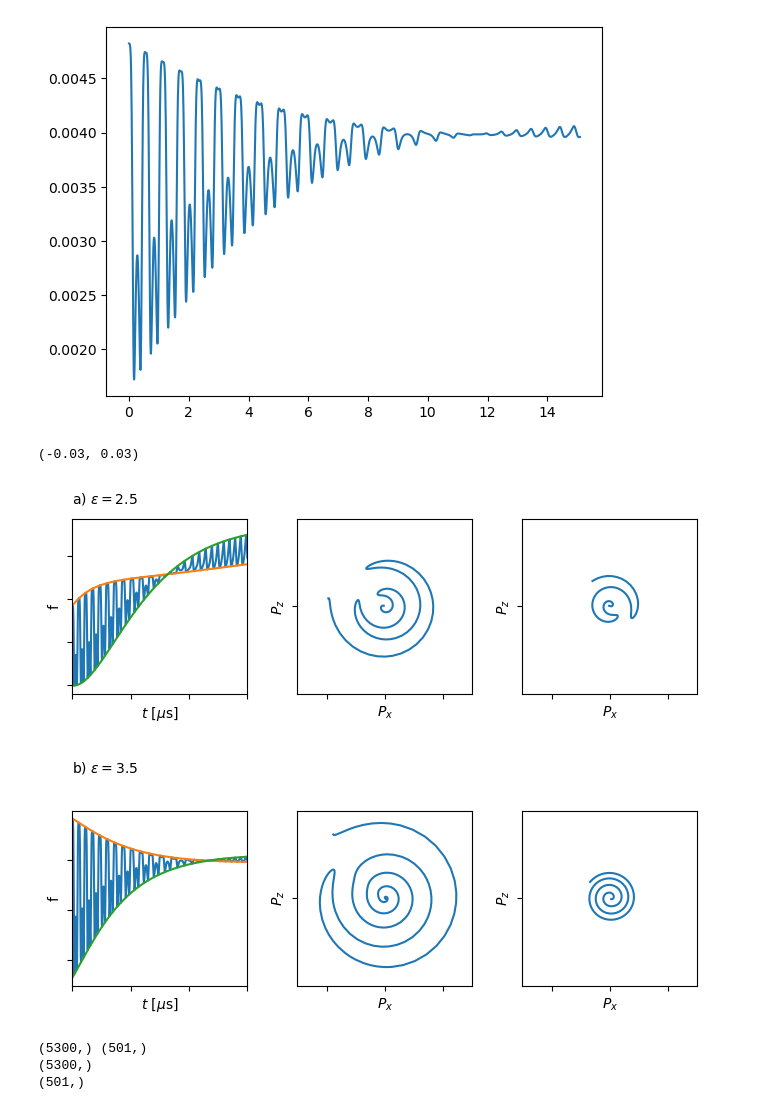
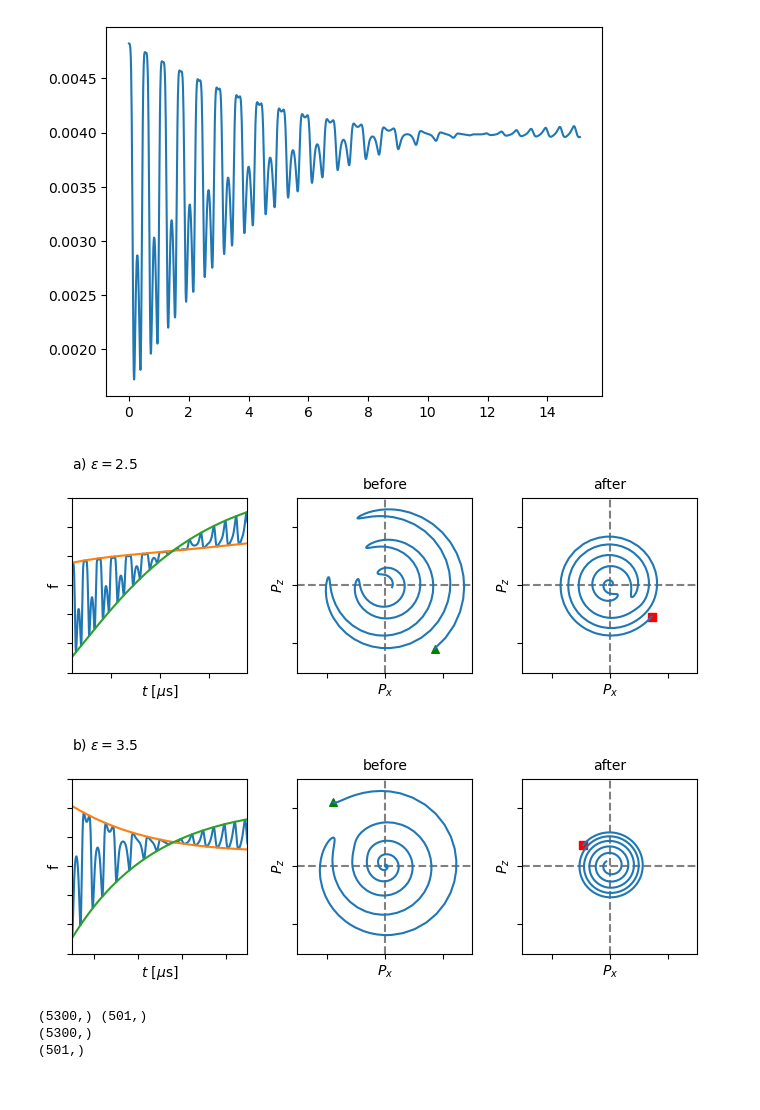
Before and after one commit to nuLABatUSD/QKESolveMPI, a Jupyter notebook: analysis/BlochBins.ipynb, the cells around one changed output. Saved outputs shown, nothing was run; the diff lists cells and outputs as text; code cells hidden in the pictures.

```diff
--- a/analysis/BlochBins.ipynb
+++ b/analysis/BlochBins.ipynb
@@ -226,7 +241,7 @@ f1 = fig.add_axes([2/28, 1/10, 7/28, 7/10])
 xz1_before = fig.add_axes([11/28, 1/10, 7/28, 7/10])
 xz1_after = fig.add_axes([20/28, 1/10, 7/28, 7/10])
 
-bloch = [xy, yz, xz]
+bloch = [xz1_before, xz1_after]
 
 for ax in bloch:
     ax.axhline(0, c='0.50', ls='--')
@@ -239,30 +254,33 @@ f1.plot(t_thermal, f_thermal[pd.NU_E][:, eps])
 f1.plot(t_thermal, f_thermal[pd.NU_MU][:, eps])
 f1.set_ylabel(r"f", fontsize=label_fontsize)
 f1.set_xlabel( r"$t~[\mu{\rm s}]$", fontsize=label_fontsize)
-f1.set_xlim(0,15)
+f1.set_xlim(3,12)
+f1.set_ylim(.0105,.0135)
 f1.tick_params(labelbottom=False, labelleft=False)
 
-f1.text(-.05,0.01425,"a) $\epsilon=2.5$", fontsize=label_fontsize)
-f1.text(-.05,0.008,"b) $\epsilon=3.5$", fontsize=label_fontsize)
+f1.text(3,0.014,"a) $\epsilon=2.5$", fontsize=label_fontsize)
+#f1.text(3,.0097,"b) $\epsilon=3.5$", fontsize=label_fontsize)
 
-xz1_before.plot(Px[t_index[38] : t_index[46],eps], Pz[t_index[38] : t_index[46],eps])
+xz1_before.plot(Px[t_index[35] : t_index[45],eps], Pz[t_index[35] : t_index[45],eps])
+xz1_before.scatter(Px[t_index[35],eps], Pz[t_index[35] ,eps], marker='^', color='green', s=30, label=r"$t_0$")
 xz1_before.set_ylabel(r"$P_z$", fontsize=label_fontsize)
 xz1_before.set_xlabel(r"$P_x$", fontsize=label_fontsize)
-xz1_before.set_yticks([-0.2, 0, 0.2])
-xz1_before.set_yticks([-0.2, 0, 0.2])
+xz1_before.set_yticks([-.02, 0, .02])
 xz1_before.tick_params(labelbottom=False, labelleft=False)
 xz1_before.set_xlim(-0.03,0.03)
 xz1_before.set_ylim(-0.03,0.03)
+xz1_before.set_title(r"before", fontsize=label_fontsize)
 
 
-xz1_after.plot(Px[t_index[46] : t_index[51],eps], Pz[t_index[46] : t_index[51],eps])
+xz1_after.plot(Px[t_index[46] : t_index[56],eps], Pz[t_index[46] : t_index[56],eps])
+xz1_after.scatter(Px[t_index[56],eps], Pz[t_index[56], eps], marker='s', color='red', s=30, label=r"$t_f$")
 xz1_after.set_ylabel(r"$P_z$", fontsize=label_fontsize)
 xz1_after.set_xlabel(r"$P_x$", fontsize=label_fontsize)
-xz1_after.set_yticks([-0.2, 0, 0.2])
-xz1_after.set_yticks([-0.2, 0, 0.2])
+xz1_after.set_yticks([-.02, 0, .02])
 xz1_after.tick_params(labelbottom=False, labelleft=False)
 xz1_after.set_xlim(-0.03,0.03)
 xz1_after.set_ylim(-0.03,0.03)
+xz1_after.set_title(r"after", fontsize=label_fontsize)
 
 
 
@@ -276,44 +294,51 @@ f2 = fig.add_axes([2/28, 1/10, 7/28, 7/10])
 xz2_before = fig.add_axes([11/28, 1/10, 7/28, 7/10])
 xz2_after = fig.add_axes([20/28, 1/10, 7/28, 7/10])
 
-bloch = [xy, yz, xz]
+bloch = [xz2_before, xz2_after]
 
 for ax in bloch:
     ax.axhline(0, c='0.50', ls='--')
     ax.axvline(0, c='0.50', ls='--')
 
 label_fontsize = 10
 
 f2.plot(t, f[pd.NU_E][:, eps])
 f2.plot(t_thermal, f_thermal[pd.NU_E][:, eps])
 f2.plot(t_thermal, f_thermal[pd.NU_MU][:, eps])
 f2.set_ylabel(r"f", fontsize=label_fontsize)
 f2.set_xlabel( r"$t~[\mu{\rm s}]$", fontsize=label_fontsize)
-f2.set_xlim(0,15)
+f2.set_xlim(7,15)
+f2.set_ylim(.0036, .0042)
 f2.tick_params(labelbottom=False, labelleft=False)
 
+f2.text(7,.0043,"b) $\epsilon=3.5$", fontsize=label_fontsize)
+
 xz2_before.plot(Px[t_index[48] : t_index[58],eps], Pz[t_index[48] : t_index[58],eps])
+xz2_before.scatter(Px[t_index[48],eps], Pz[t_index[48] ,eps], marker='^', color='green', s=30, label=r"$t_0$")
 xz2_before.set_ylabel(r"$P_z$", fontsize=label_fontsize)
 xz2_before.set_xlabel(r"$P_x$", fontsize=label_fontsize)
-xz2_before.set_yticks([-0.2, 0, 0.2])
+xz2_before.set_yticks([-.02, 0, .02])
 xz2_before.tick_params(labelbottom=False, labelleft=False)
 xz2_before.set_xlim(-0.03,0.03)
 xz2_before.set_ylim(-0.03,0.03)
+xz2_before.set_title(r"before", fontsize=label_fontsize)
 
-xz2_after.plot(Px[t_index[58] : t_index[65],eps], Pz[t_index[58] : t_index[65],eps])
+xz2_after.plot(Px[t_index[59] : t_index[69],eps], Pz[t_index[59] : t_index[69],eps])
+xz2_after.scatter(Px[t_index[69],eps],Pz[t_index[69], eps], marker='s', color='red', s=30, label=r"$t_f$")
 xz2_after.set_ylabel(r"$P_z$", fontsize=label_fontsize)
 xz2_after.set_xlabel(r"$P_x$", fontsize=label_fontsize)
-xz2_after.set_yticks([-0.2, 0, 0.2])
-xz2_after.set_yticks([-0.2, 0, 0.2])
+xz2_after.set_yticks([-.02, 0, .02])
 xz2_after.tick_params(labelbottom=False, labelleft=False)
 xz2_after.set_xlim(-0.03,0.03)
 xz2_after.set_ylim(-0.03,0.03)
+xz2_after.set_title(r"after", fontsize=label_fontsize)
+
+plt.savefig("f_xy_Bloch.pdf", bbox_inches='tight')
 
 #still need to add labels for different curves in f plots and for before vs after P_z crosses 0 for thermal solution for xz plots
 # %% [output]
-(-0.03, 0.03)
-[figure, old version]
+[figure, new version]
-[figure, old version]
+[figure, new version]
 # %%
 print(t.shape, f_thermal[pd.NU_E][:, eps].shape)
 print(f[pd.NU_E][:, eps].shape)
```
Also changed, not shown: parts of 4 cells of this notebook.
